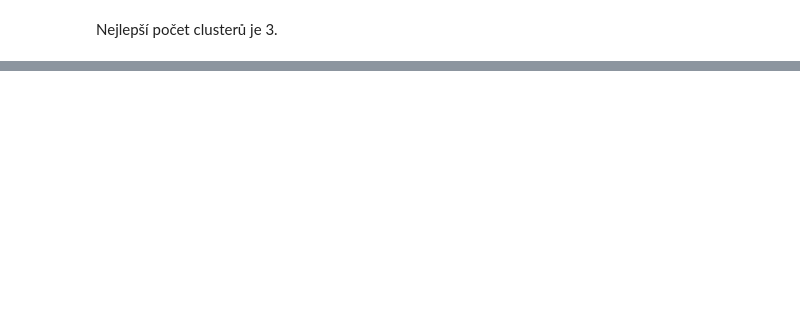
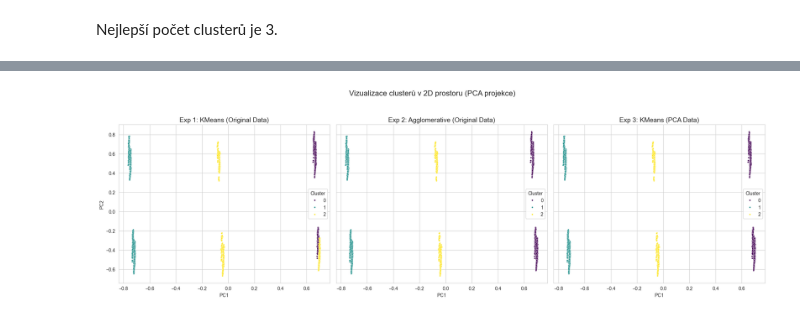
Before and after one commit to Ajraa/SU, a Jupyter notebook: project.ipynb, the cells around one changed output, grey strips where cells are left out. Saved outputs shown, nothing was run; the diff lists cells and outputs as text; code cells hidden in the pictures; blank space fills up the shorter version.

Commit message:
Clustering

```diff
--- a/project.ipynb
+++ b/project.ipynb
@@ -486,0 +485,6 @@ cluster_summary.T
+# %%
+# Na základě skóre (nebo konzistence s předchozím) zvolíme počet clusterů.
+# Pokud vyjde podobně jako u KMeans, použijeme 3 pro srovnatelnost.
+agglo = AgglomerativeClustering(n_clusters=3)
+labels_exp2 = agglo.fit_predict(X_clust)
+results_df['Cluster_Exp2_Agglo'] = labels_exp2
@@ -486,0 +494,7 @@ cluster_summary.T
+# %%
+# Preprocessing: PCA
+pca = PCA(n_components=0.95) # Zachovat 95% variance
+X_pca = pca.fit_transform(X_clust)
+
+print(f"Původní počet rysů: {X_clust.shape[1]}")
+print(f"Počet rysů po PCA: {X_pca.shape[1]}")
@@ -486,0 +521,5 @@ cluster_summary.T
+# %%
+# Aplikace KMeans na PCA data
+kmeans_pca = KMeans(n_clusters=3, random_state=42, n_init=10)
+labels_exp3 = kmeans_pca.fit_predict(X_pca)
+results_df['Cluster_Exp3_PCA_KMeans'] = labels_exp3
@@ -486,0 +562,36 @@ cluster_summary.T
+# %%
+# 1. Vizualizace v 2D prostoru (PCA)
+# Pokud X_pca z 3. experimentu má více než 2 komponenty, vezmeme jen první dvě pro graf
+if X_pca.shape[1] > 2:
+    X_vis = X_pca[:, :2]
+else:
+    X_vis = X_pca
+
+# Vytvoření dataframe pro vizualizaci
+vis_df = pd.DataFrame(X_vis, columns=['PC1', 'PC2'])
+vis_df['Exp1_KMeans'] = results_df['Cluster_Exp1_KMeans'].values
+vis_df['Exp2_Agglo'] = results_df['Cluster_Exp2_Agglo'].values
+vis_df['Exp3_PCA_KMeans'] = results_df['Cluster_Exp3_PCA_KMeans'].values
+
+fig, axes = plt.subplots(1, 3, figsize=(20, 6), sharey=True)
+
+# Experiment 1
+sns.scatterplot(data=vis_df, x='PC1', y='PC2', hue='Exp1_KMeans', palette='viridis', ax=axes[0], s=10)
+axes[0].set_title('Exp 1: KMeans (Original Data)', fontsize=14)
+axes[0].legend(title='Cluster')
+
+# Experiment 2
+sns.scatterplot(data=vis_df, x='PC1', y='PC2', hue='Exp2_Agglo', palette='viridis', ax=axes[1], s=10)
+axes[1].set_title('Exp 2: Agglomerative (Original Data)', fontsize=14)
+axes[1].legend(title='Cluster')
+
+# Experiment 3
+sns.scatterplot(data=vis_df, x='PC1', y='PC2', hue='Exp3_PCA_KMeans', palette='viridis', ax=axes[2], s=10)
+axes[2].set_title('Exp 3: KMeans (PCA Data)', fontsize=14)
+axes[2].legend(title='Cluster')
+
+plt.suptitle('Vizualizace clusterů v 2D prostoru (PCA projekce)', fontsize=16, y=1.05)
+plt.tight_layout()
+plt.show()
+# %% [output]
+[figure, added]
```
Also changed, not shown: parts of 30 cells of this notebook.
